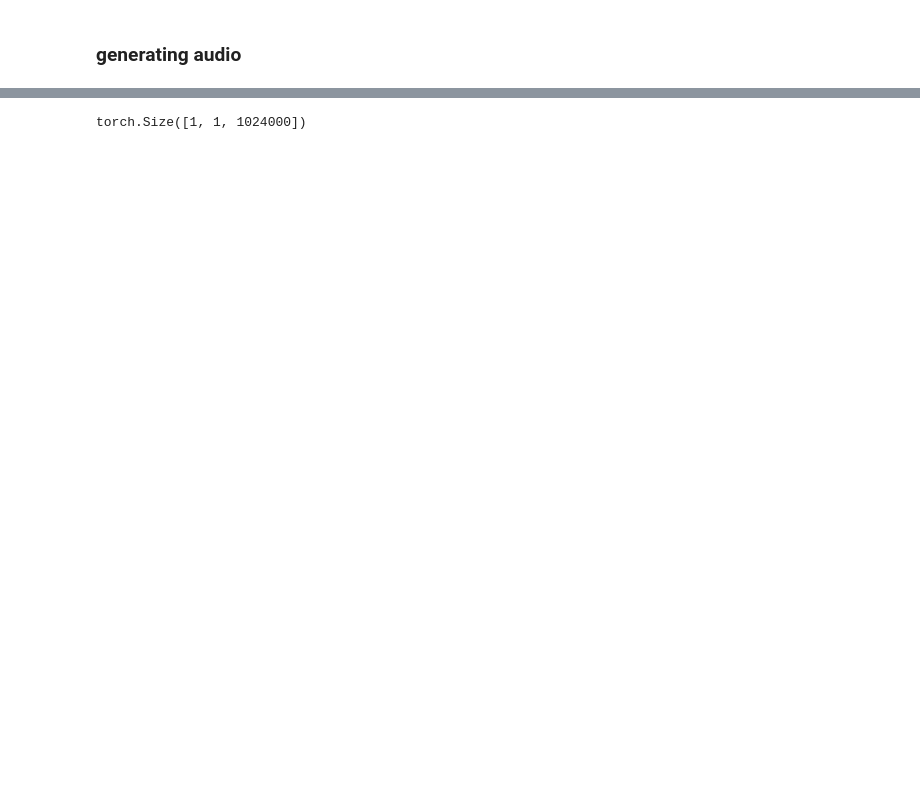
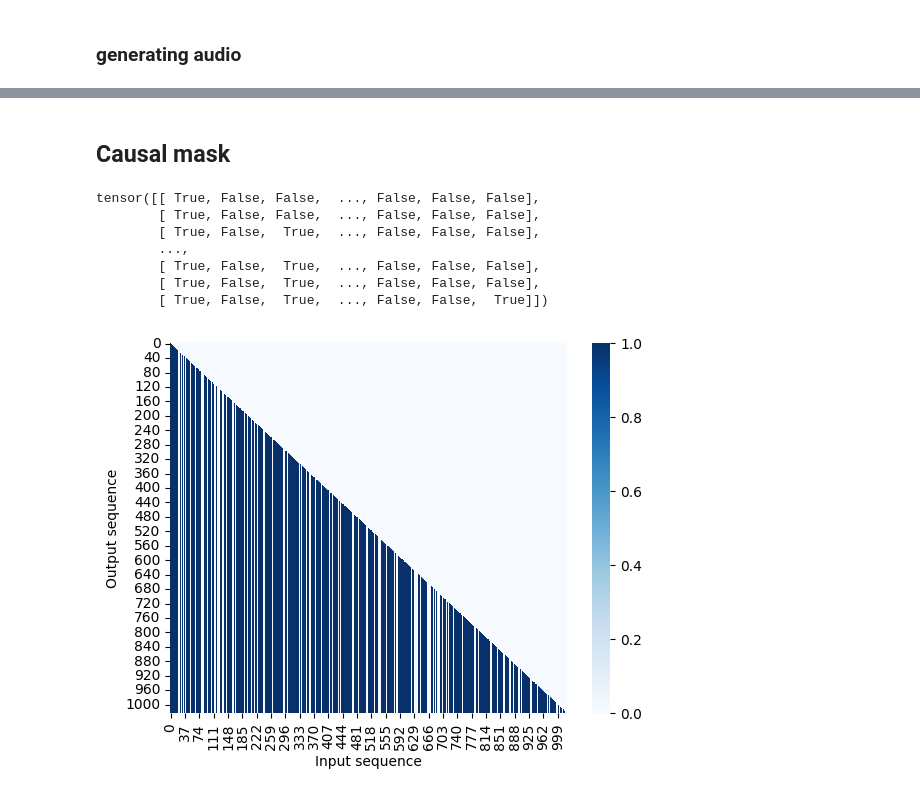
Before and after one commit to blazejkotowski/ddsp_vae, a Jupyter notebook: notebooks/Unconditional Generation.ipynb, the cells around one changed output, grey strips where cells are left out. Saved outputs shown, nothing was run; the diff lists cells and outputs as text; code cells hidden in the pictures; blank space fills up the shorter version.

```diff
--- a/notebooks/Unconditional Generation.ipynb
+++ b/notebooks/Unconditional Generation.ipynb
@@ -563,6 +662,30 @@ ipd.Audio(audio.detach().squeeze(), rate=44100)
 # %% [output]
 [interactive output not drawn]
-# %%
-audio.shape
-# %% [output]
-torch.Size([1, 1, 1024000])
+# %% [markdown]
+## Causal mask
+# %%
+import torch
+causal_mask = ~torch.triu(torch.ones(1024, 1024), diagonal=1).bool()
+
+teacher_forcing_ratio = 0.75
+
+indices = torch.rand(causal_mask.size(0))
+indices = indices > teacher_forcing_ratio
+causal_mask[:, indices] = False
+
+print(causal_mask)
+
+import seaborn as sns
+sns.heatmap(causal_mask, cmap='Blues')
+plt.xlabel('Input sequence')
+plt.ylabel('Output sequence')
+plt.show()
+# %% [output]
+tensor([[ True, False, False,  ..., False, False, False],
+        [ True, False, False,  ..., False, False, False],
+        [ True, False,  True,  ..., False, False, False],
+        ...,
+        [ True, False,  True,  ..., False, False, False],
+        [ True, False,  True,  ..., False, False, False],
+        [ True, False,  True,  ..., False, False,  True]])
+[figure, added]
```
Also changed, not shown: parts of 11 cells of this notebook, 3 other files.
